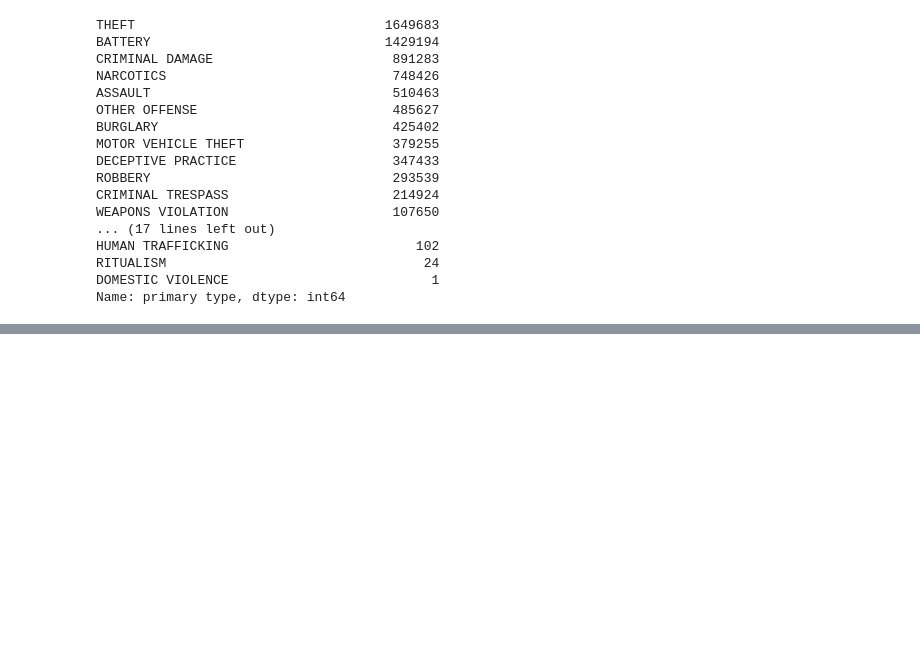
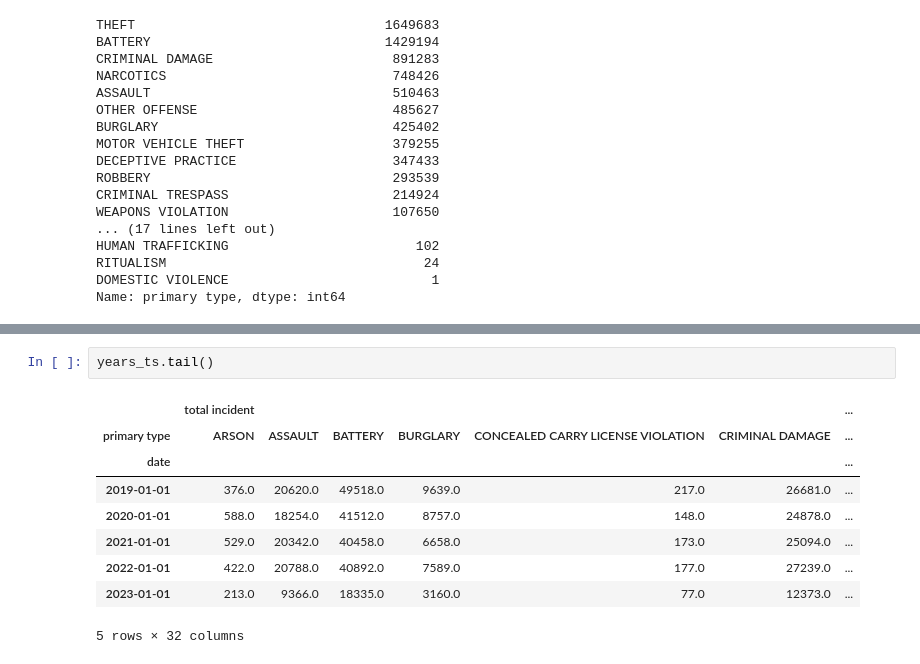
Before and after one commit to kevinbrnett/Time-Series-Analysis-of-Crime-Data, a Jupyter notebook: Time Series Crime Data Project -- Part 1.ipynb, the cells around one changed output, grey strips where cells are left out. Saved outputs shown, nothing was run; the diff lists cells and outputs as text; blank space fills up the shorter version.

```diff
--- a/Time Series Crime Data Project -- Part 1.ipynb
+++ b/Time Series Crime Data Project -- Part 1.ipynb
@@ -264,0 +372,12 @@ df_ts.rename(columns={'description':'crime description'})
+# %%
+years_ts.tail()
+# %% [output]
+|  | total incident |  |  |  |  |  | ... |
+| primary type | ARSON | ASSAULT | BATTERY | BURGLARY | CONCEALED CARRY LICENSE VIOLATION | CRIMINAL DAMAGE | ... |
+| date |  |  |  |  |  |  | ... |
+| 2019-01-01 | 376.0 | 20620.0 | 49518.0 | 9639.0 | 217.0 | 26681.0 | ... |
+| 2020-01-01 | 588.0 | 18254.0 | 41512.0 | 8757.0 | 148.0 | 24878.0 | ... |
+| 2021-01-01 | 529.0 | 20342.0 | 40458.0 | 6658.0 | 173.0 | 25094.0 | ... |
+| 2022-01-01 | 422.0 | 20788.0 | 40892.0 | 7589.0 | 177.0 | 27239.0 | ... |
+| 2023-01-01 | 213.0 | 9366.0 | 18335.0 | 3160.0 | 77.0 | 12373.0 | ... |
+5 rows × 32 columns
```
Also changed, not shown: parts of 21 cells of this notebook.
